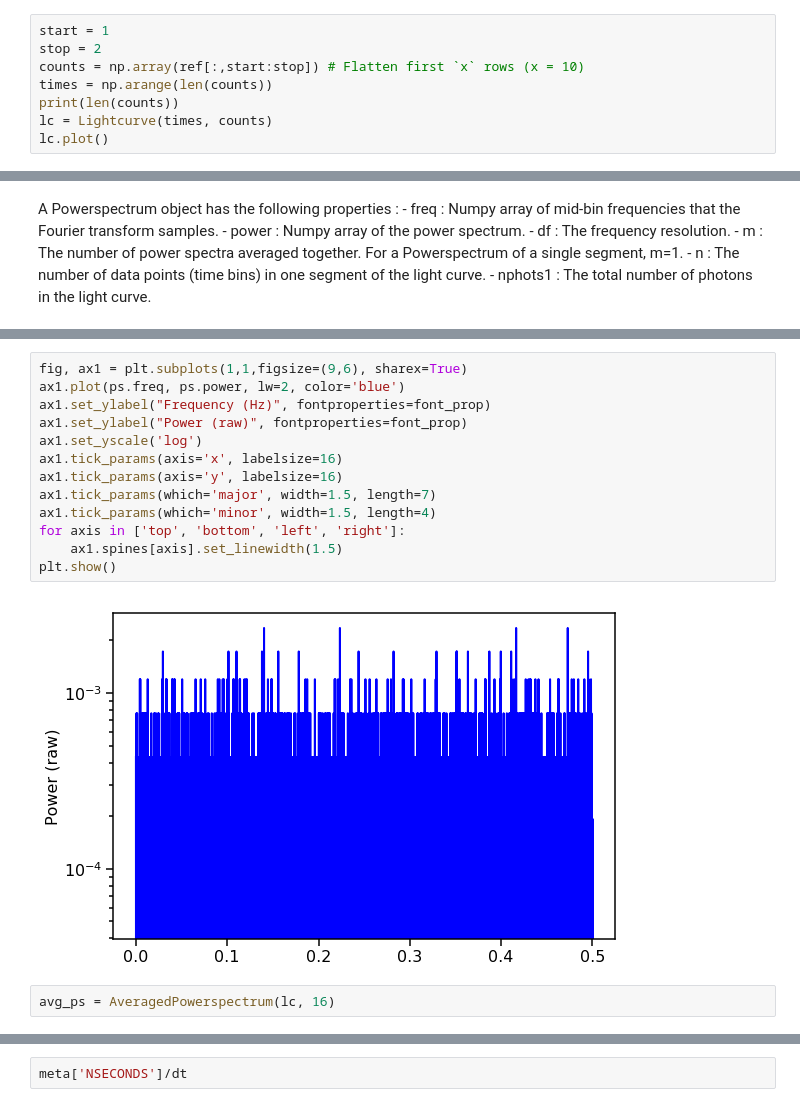
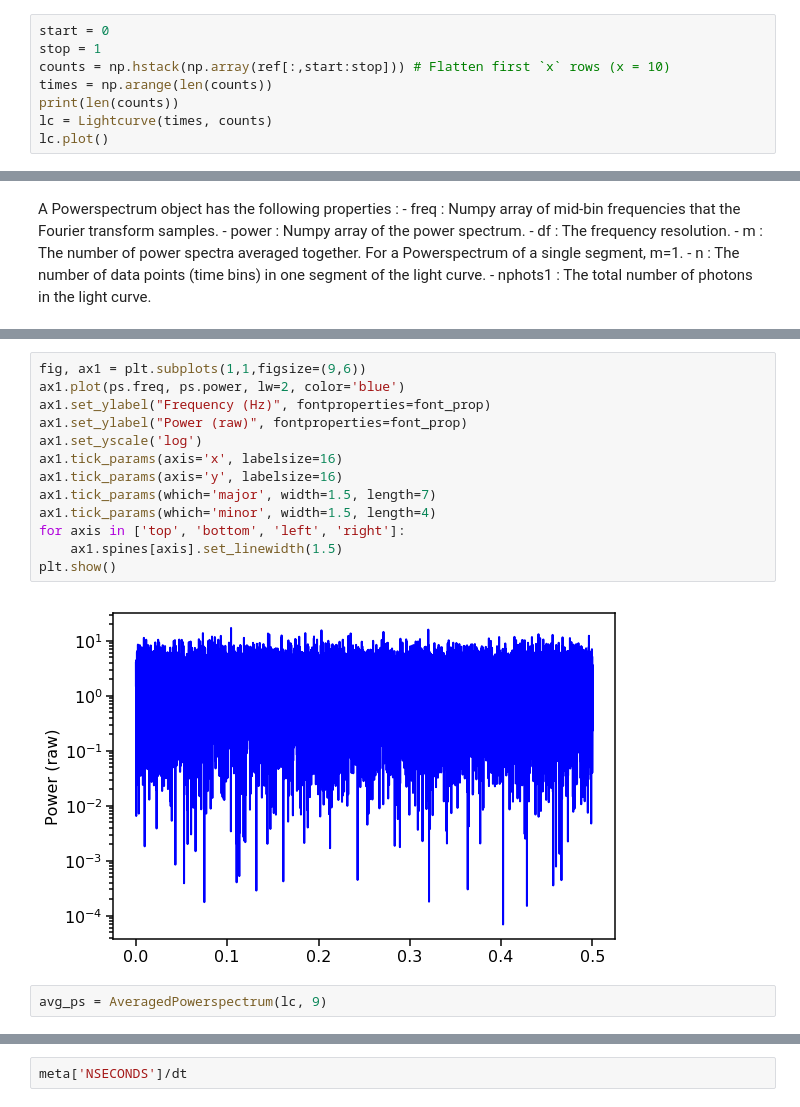
Before and after one commit to swapsha96/gsoc-learning, a Jupyter notebook: week0/Playing with kHz QPO.ipynb, the cells around one changed output, grey strips where cells are left out. Cells and saved outputs as stored; diff of their text form.

```diff
--- a/week0/Playing with kHz QPO.ipynb
+++ b/week0/Playing with kHz QPO.ipynb
@@ -82,9 +82,9 @@ print(ref[0])
 Length = 32768 rows
 [1. 0. 1. 1. 0. 3. 0. 0. 1. 1. 1. 1. 2. 1. 0. 0. 3. 2. 2. 0.]
 # %%
-start = 1
-stop = 2
-counts = np.array(ref[:,start:stop]) # Flatten first `x` rows (x = 10)
+start = 0
+stop = 1
+counts = np.hstack(np.array(ref[:,start:stop])) # Flatten first `x` rows (x = 10)
 times = np.arange(len(counts))
 print(len(counts))
 lc = Lightcurve(times, counts)
@@ -130,20 +124,20 @@ print(ps.nphots1)
 # %%
-fig, ax1 = plt.subplots(1,1,figsize=(9,6), sharex=True)
+fig, ax1 = plt.subplots(1,1,figsize=(9,6))
 ax1.plot(ps.freq, ps.power, lw=2, color='blue')
 ax1.set_ylabel("Frequency (Hz)", fontproperties=font_prop)
 ax1.set_ylabel("Power (raw)", fontproperties=font_prop)
 ax1.set_yscale('log')
 ax1.tick_params(axis='x', labelsize=16)
 ax1.tick_params(axis='y', labelsize=16)
 ax1.tick_params(which='major', width=1.5, length=7)
 ax1.tick_params(which='minor', width=1.5, length=4)
 for axis in ['top', 'bottom', 'left', 'right']:
     ax1.spines[axis].set_linewidth(1.5)
 plt.show()
 # %% [output]
-[figure, old version]
+[figure, new version]
 # %%
-avg_ps = AveragedPowerspectrum(lc, 16)
+avg_ps = AveragedPowerspectrum(lc, 9)
 # %%
 fig, ax1 = plt.subplots(1,1,figsize=(9,6))
 ax1.plot(avg_ps.freq, avg_ps.power, lw=2, color='blue')
```
Also changed, not shown: parts of 3 cells of this notebook.
